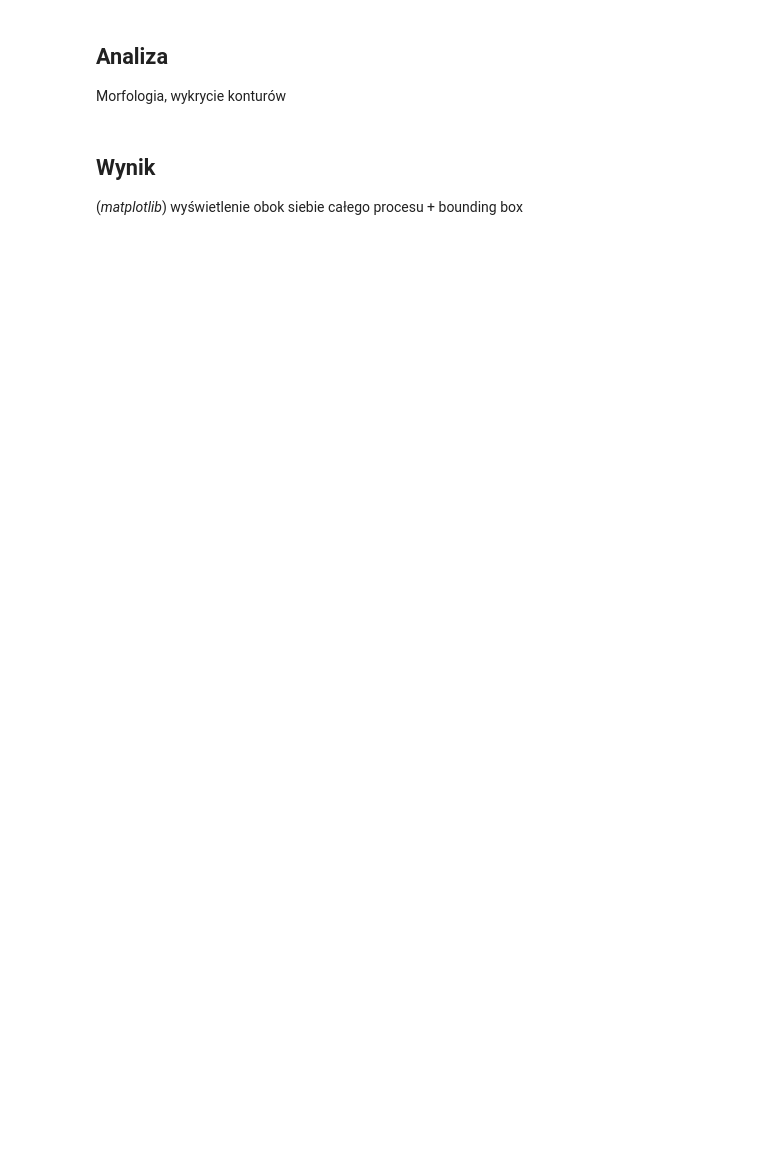
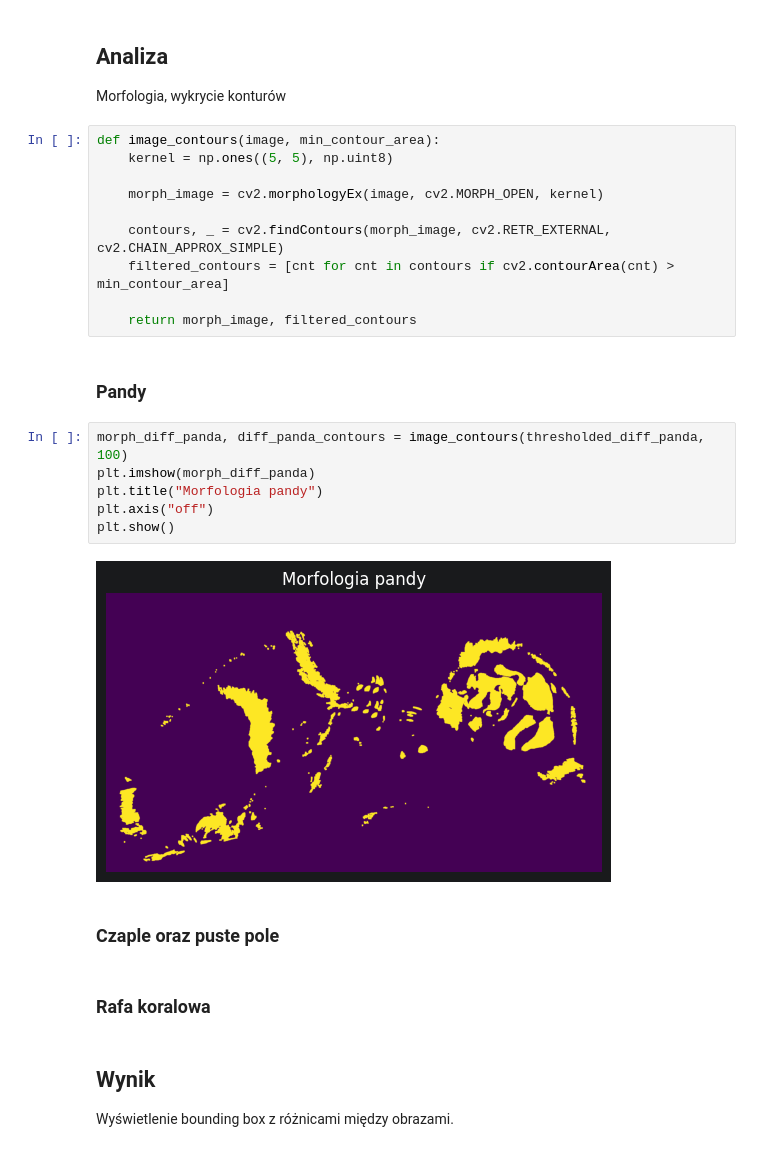
Before and after one commit to Ihahak/ComputerVision, a Jupyter notebook: fotopulapka.ipynb, the cells around one changed output. Saved outputs shown, nothing was run; the diff lists cells and outputs as text; blank space fills up the shorter version.

```diff
--- a/fotopulapka.ipynb
+++ b/fotopulapka.ipynb
@@ -10,6 +83,30 @@ Różnica między zdjęciami, progowanie
 # %% [markdown]
 ## Analiza
 Morfologia, wykrycie konturów
+# %%
+def image_contours(image, min_contour_area):
+    kernel = np.ones((5, 5), np.uint8)
+
+    morph_image = cv2.morphologyEx(image, cv2.MORPH_OPEN, kernel)
+
+    contours, _ = cv2.findContours(morph_image, cv2.RETR_EXTERNAL, cv2.CHAIN_APPROX_SIMPLE)
+    filtered_contours = [cnt for cnt in contours if cv2.contourArea(cnt) > min_contour_area]
+
+    return morph_image, filtered_contours
+# %% [markdown]
+### Pandy
+# %%
+morph_diff_panda, diff_panda_contours = image_contours(thresholded_diff_panda, 100)
+plt.imshow(morph_diff_panda)
+plt.title("Morfologia pandy")
+plt.axis("off")
+plt.show()
+# %% [output]
+[figure, added]
+# %% [markdown]
+### Czaple oraz puste pole
+# %% [markdown]
+### Rafa koralowa
 # %% [markdown]
 ## Wynik
-(_matplotlib_) wyświetlenie obok siebie całego procesu + bounding box
+Wyświetlenie bounding box z różnicami między obrazami.
```
Also changed, not shown: parts of 19 cells of this notebook.
